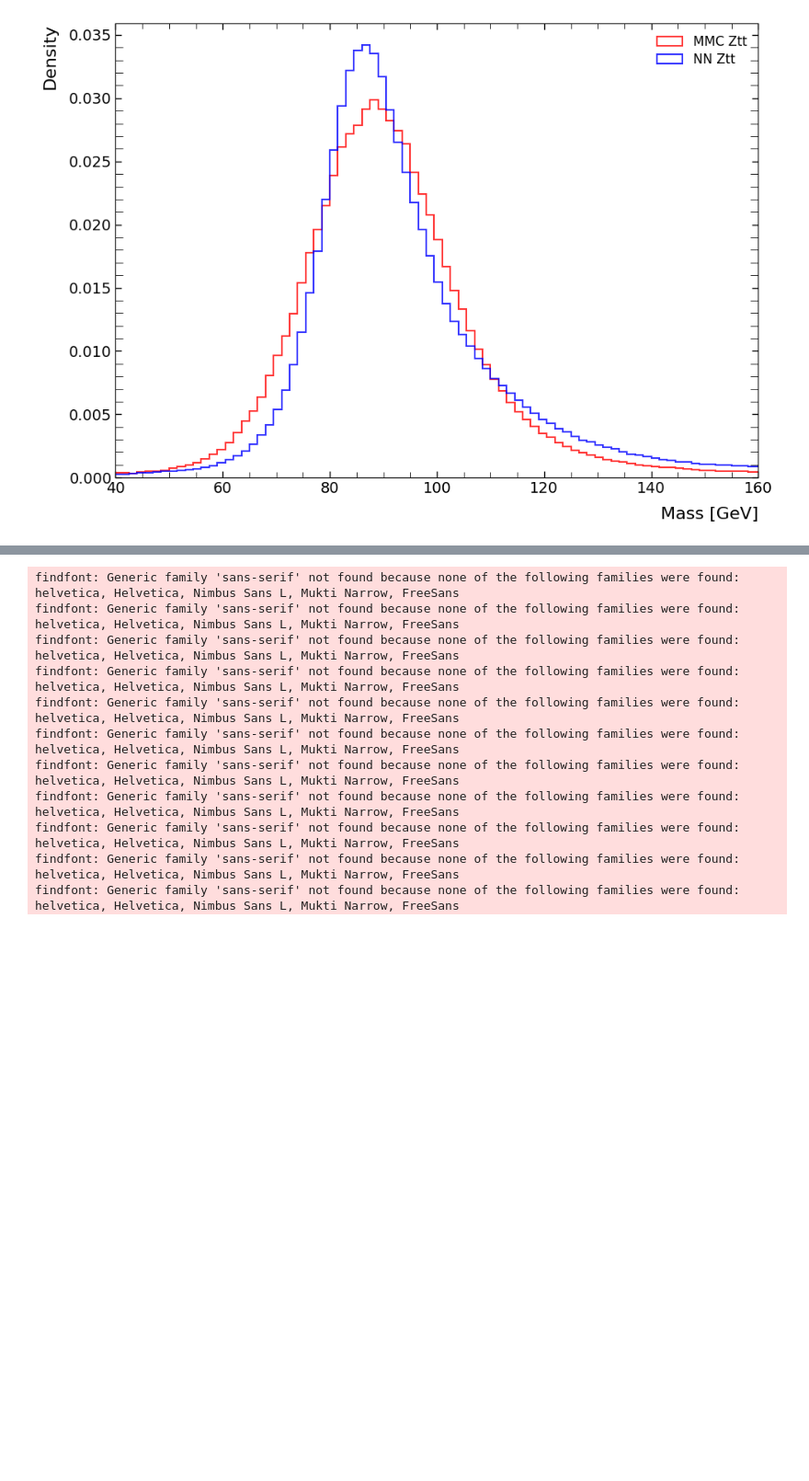
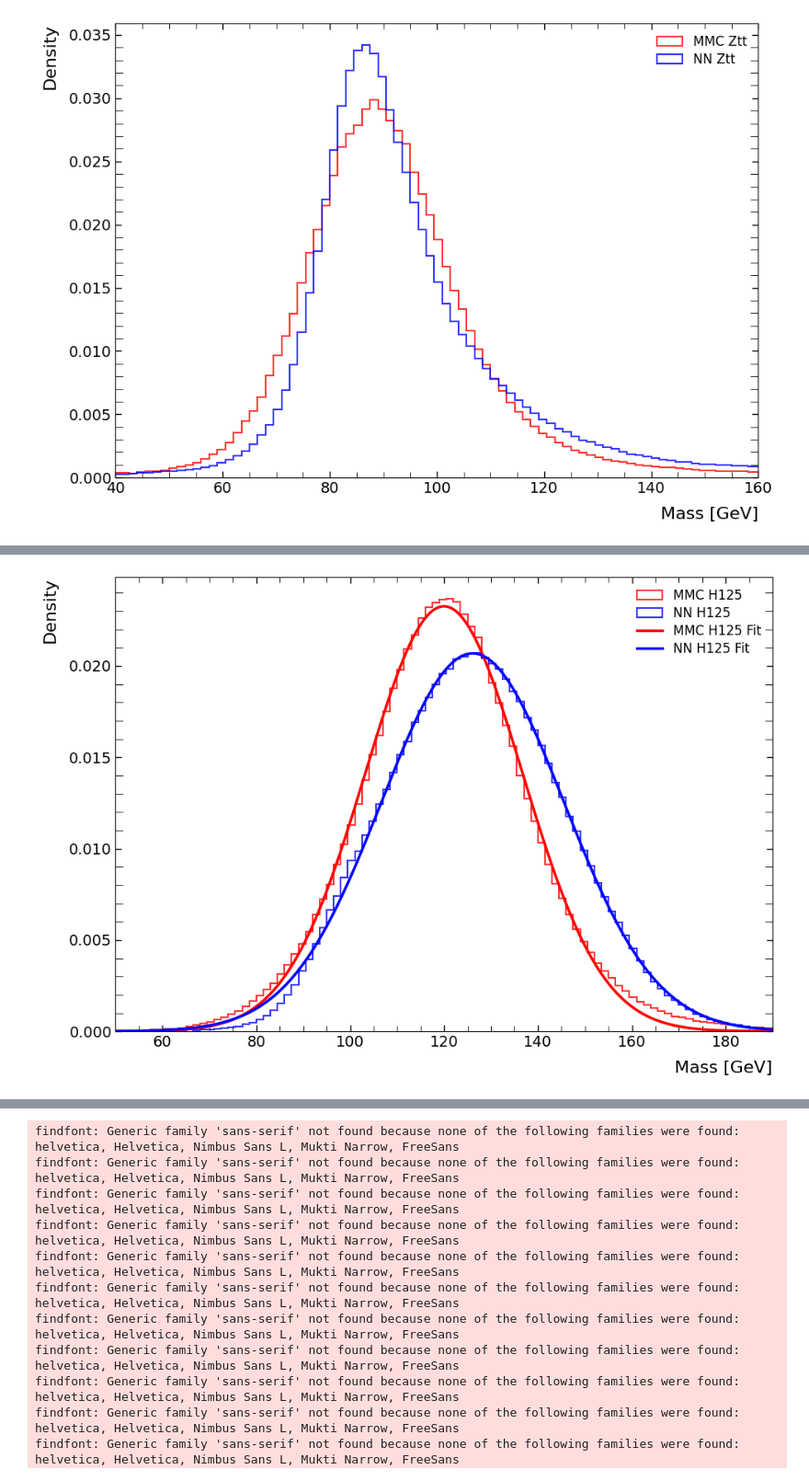
Before and after one commit to Patrik1van/HiggsAnalysisBc, a Jupyter notebook: main.ipynb, the cells around one changed output, grey strips where cells are left out. Shown at 92% size. Drawn from its saved outputs; the diff is of its cells as text; code cells hidden in the pictures; blank space fills up the shorter version.

```diff
--- a/main.ipynb
+++ b/main.ipynb
@@ -252,3 +320,79 @@ findfont: Generic family 'sans-serif' not found because none of the following fa
 findfont: Generic family 'sans-serif' not found because none of the following families were found: helvetica, Helvetica, Nimbus Sans L, Mukti Narrow, FreeSans
 findfont: Generic family 'sans-serif' not found because none of the following families were found: helvetica, Helvetica, Nimbus Sans L, Mukti Narrow, FreeSans
 [figure]
+# %%
+import matplotlib.pyplot as plt
+import numpy as np
+from scipy.optimize import curve_fit
+
+# --- 1. Definovanie Gaussovej funkcie pre fit ---
+# x: dáta (os x), A: amplitúda, mu: stred (priemer), sigma: smerodajná odchýlka
+def gaussian(x, A, mu, sigma):
+    return A * np.exp(-(x - mu)**2 / (2 * sigma**2))
+
+bins = 120
+fit_range = (20, 200)
+
+hist_data, bin_edges = np.histogram(y_pred_H125, bins=bins, range=fit_range, density=True)
+hist_data_mmc, bin_edges_mmc = np.histogram(y_mmc_H125, bins=bins, range=fit_range, density=True)
+
+# Pre fit potrebujeme stredy stĺpcov, nie ich hrany
+bin_centers = (bin_edges[:-1] + bin_edges[1:]) / 2
+bin_centers_mmc = (bin_edges_mmc[:-1] + bin_edges_mmc[1:]) / 2
+
+# Odhad počiatočných parametrov pre fit (zlepšuje stabilitu)
+mu_guess = np.mean(y_pred_H125)
+sigma_guess = np.std(y_pred_H125)
+A_guess = np.max(hist_data) # Výška najvyššieho stĺpca
+
+mu_guess_mmc = np.mean(y_mmc_H125)
+sigma_guess_mmc = np.std(y_mmc_H125)
+A_guess_mmc = np.max(hist_data_mmc) # Výška najvyššieho stĺ
+# --- 3. Samotný fit ---
+# Použijeme curve_fit na nájdenie optimálnych parametrov (A, mu, sigma)
+params_mmc, covariance_mmc = curve_fit(gaussian, bin_centers_mmc, hist_data_mmc, p0=[A_guess_mmc, mu_guess_mmc, sigma_guess_mmc])
+params, covariance = curve_fit(gaussian, bin_centers, hist_data, p0=[A_guess, mu_guess, sigma_guess])
+
+# Extrahujeme výsledné parametre
+A_fit, mu_fit, sigma_fit = params
+A_fit_true, mu_fit_true, sigma_fit_true = params_mmc
+
+print("--- Výsledky Gaussovho fitu pre NN H125 ---")
+print(f"Stred (μ): {mu_fit:.4f} GeV")
+print(f"Smerodajná odchýlka (σ): {sigma_fit:.4f} GeV")
+print(f"Amplitúda (A): {A_fit:.4f}")
+
+print("--- Výsledky Gaussovho fitu pre MMC H125 ---")
+print(f"Stred (μ): {mu_fit_true:.4f} GeV")
+print(f"Smerodajná odchýlka (σ): {sigma_fit_true:.4f} GeV")
+print(f"Amplitúda (A): {A_fit_true:.4f}")
+
+# --- 4. Vykreslenie výsledkov ---
+plt.figure(figsize=(10, 7))
+
+# Pôvodné histogramy
+plt.hist(y_mmc_H125, bins=bins, range=fit_range, histtype='step',
+         label='MMC H125', density=True, color='red', alpha=0.8, linewidth=1.5)
+plt.hist(y_pred_H125, bins=bins, range=fit_range, histtype='step',
+         label='NN H125', density=True, color='Blue', alpha=0.8, linewidth=1.5)
+
+# Vykreslenie Gaussovho fitu
+# Vytvoríme jemnú os x pre hladkú krivku
+x_fit = np.linspace(fit_range[0], fit_range[1], 500)
+plt.plot(x_fit, gaussian(x_fit, *params_mmc), color='red', linewidth=2.5,
+         label=f'MMC H125 Fit')
+plt.plot(x_fit, gaussian(x_fit, *params), color='blue', linewidth=2.5,
+         label=f'NN H125 Fit')
+
+# Nastavenia grafu (z vášho kódu)
+plt.xlabel(r'Mass [GeV]', fontsize=16, horizontalalignment='right', x=1)
+plt.ylabel(r'Density', fontsize=16, horizontalalignment='right', y=1)
+plt.xlim(50, 190)
+plt.tick_params(axis='both', which='major', labelsize=14, direction='in', length=6, width=1)
+plt.legend(fontsize=12, loc='upper right')
+plt.tight_layout()
+
+# Uloženie a zobrazenie
+plt.savefig('out_lorentz/H125_NN_MMC_lorentz_with_fit.png', dpi=300)
+plt.show()
+# %% [output]
@@ -255,3 +441,4 @@ findfont: Generic family 'sans-serif' not found because none of the following fa
+[figure, added]
 # %%
 #NN vs NN H125 Ztt
 plt.figure(figsize=(10, 7))
```
Also changed, not shown: parts of 16 cells of this notebook.
